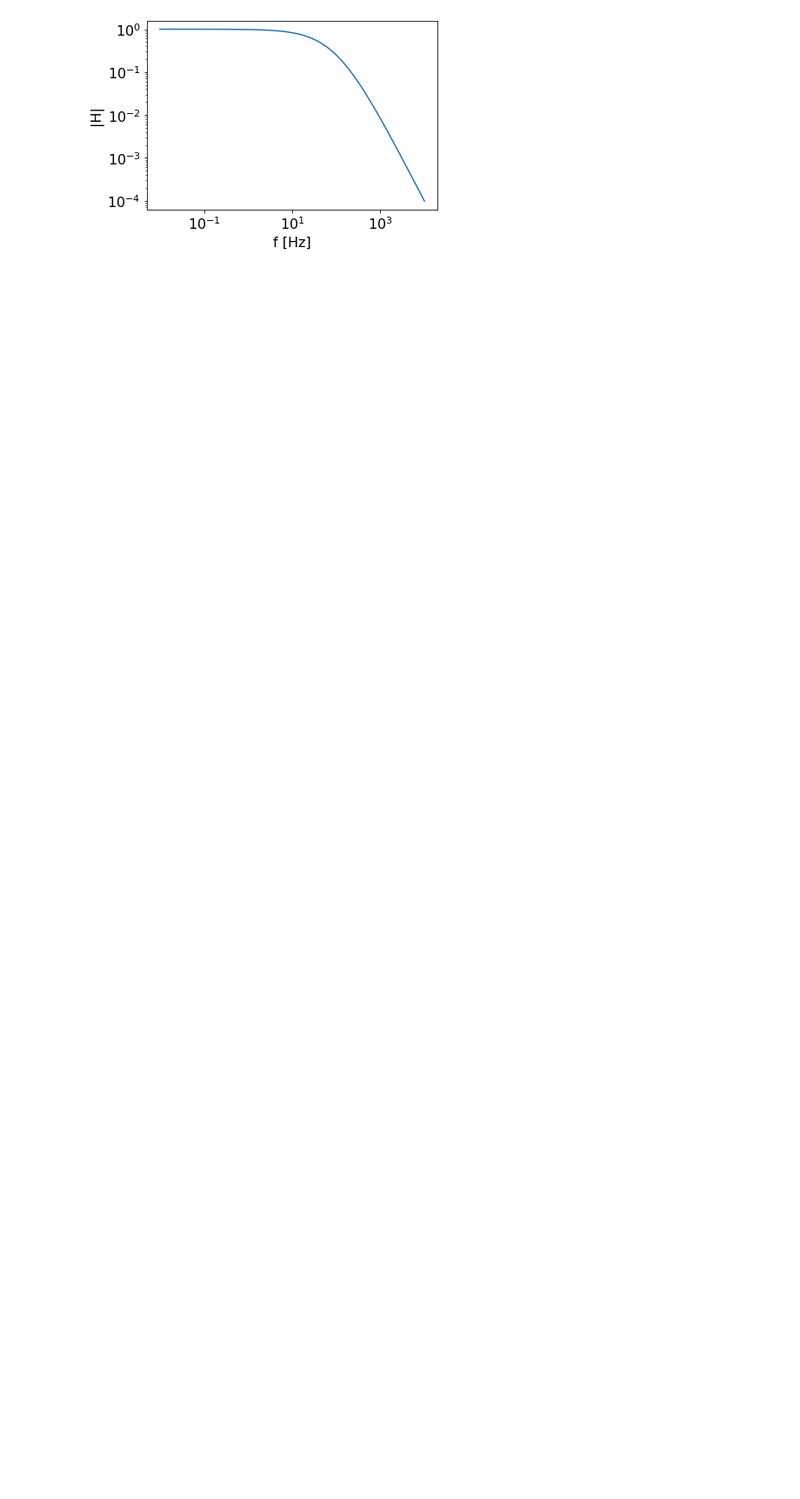
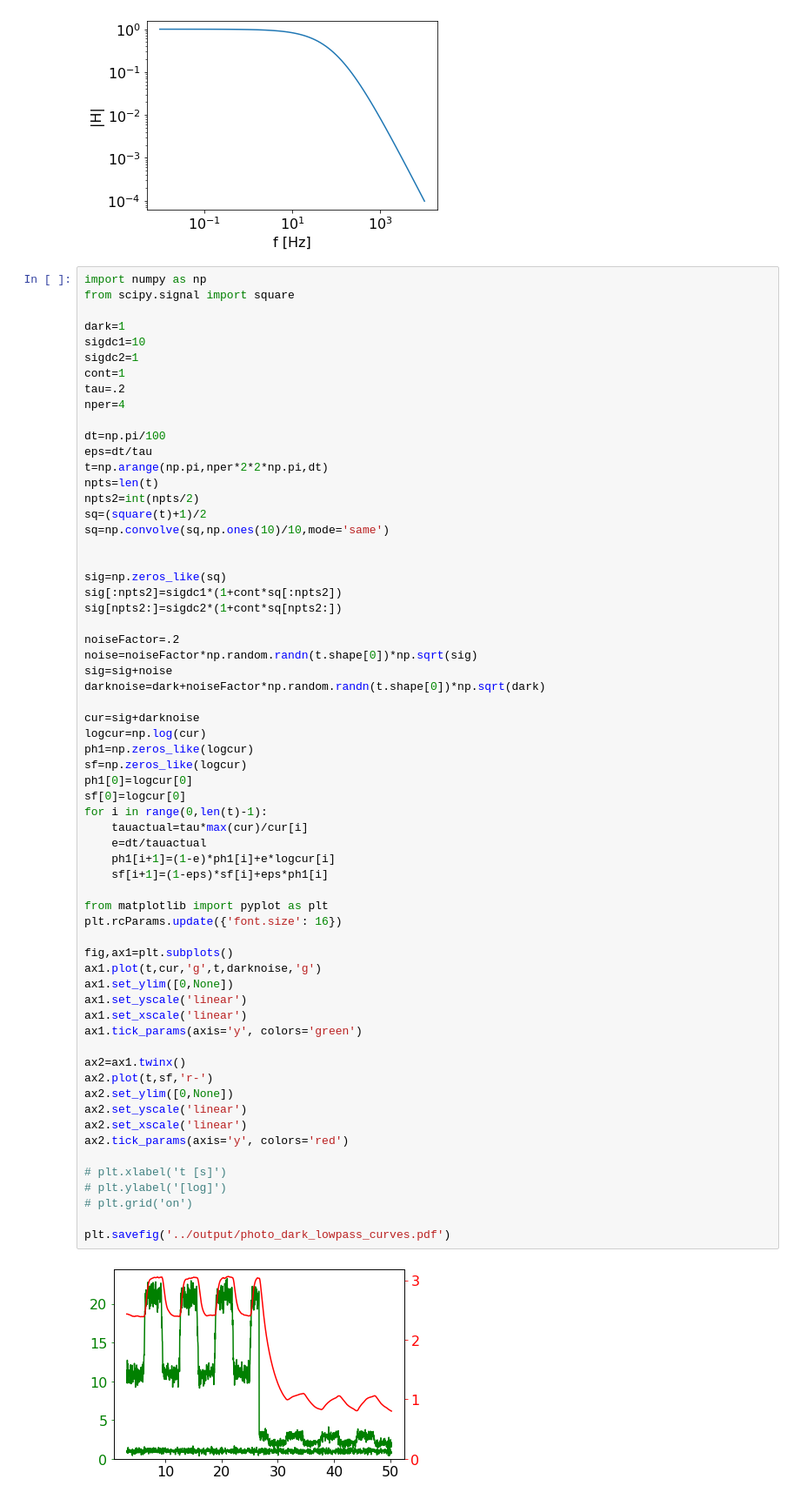
Before and after one commit to SensorsINI/v2e, a Jupyter notebook: src/computations_and_graphs.ipynb, the cells around one changed output. Shown at 87% size. Cells and saved outputs as stored; diff of their text form; blank space fills up the shorter version.

Commit message:
added simulation of pixel at low current with different currents and some dark current.

```diff
--- a/src/computations_and_graphs.ipynb
+++ b/src/computations_and_graphs.ipynb
@@ -116,3 +116,68 @@ plt.ylabel('|H|')
 plt.savefig('../output/lowpass.pdf')
 # %% [output]
 [figure]
+# %%
+import numpy as np
+from scipy.signal import square
+
+dark=1
+sigdc1=10
+sigdc2=1
+cont=1
+tau=.2
+nper=4
+
+dt=np.pi/100
+eps=dt/tau
+t=np.arange(np.pi,nper*2*2*np.pi,dt)
+npts=len(t)
+npts2=int(npts/2)
+sq=(square(t)+1)/2
+sq=np.convolve(sq,np.ones(10)/10,mode='same')
+
+
+sig=np.zeros_like(sq)
+sig[:npts2]=sigdc1*(1+cont*sq[:npts2])
+sig[npts2:]=sigdc2*(1+cont*sq[npts2:])
+
+noiseFactor=.2
+noise=noiseFactor*np.random.randn(t.shape[0])*np.sqrt(sig)
+sig=sig+noise
+darknoise=dark+noiseFactor*np.random.randn(t.shape[0])*np.sqrt(dark)
+
+cur=sig+darknoise
+logcur=np.log(cur)
+ph1=np.zeros_like(logcur)
+sf=np.zeros_like(logcur)
+ph1[0]=logcur[0]
+sf[0]=logcur[0]
+for i in range(0,len(t)-1):
+    tauactual=tau*max(cur)/cur[i]
+    e=dt/tauactual
+    ph1[i+1]=(1-e)*ph1[i]+e*logcur[i]
+    sf[i+1]=(1-eps)*sf[i]+eps*ph1[i]
+
+from matplotlib import pyplot as plt
+plt.rcParams.update({'font.size': 16})
+
+fig,ax1=plt.subplots()
+ax1.plot(t,cur,'g',t,darknoise,'g')
+ax1.set_ylim([0,None])
+ax1.set_yscale('linear')
+ax1.set_xscale('linear')
+ax1.tick_params(axis='y', colors='green')
+
+ax2=ax1.twinx()
+ax2.plot(t,sf,'r-')
+ax2.set_ylim([0,None])
+ax2.set_yscale('linear')
+ax2.set_xscale('linear')
+ax2.tick_params(axis='y', colors='red')
+
+# plt.xlabel('t [s]')
+# plt.ylabel('[log]')
+# plt.grid('on')
+
+plt.savefig('../output/photo_dark_lowpass_curves.pdf')
+# %% [output]
+[figure, added]
```
Also changed, not shown: 1 other file.
